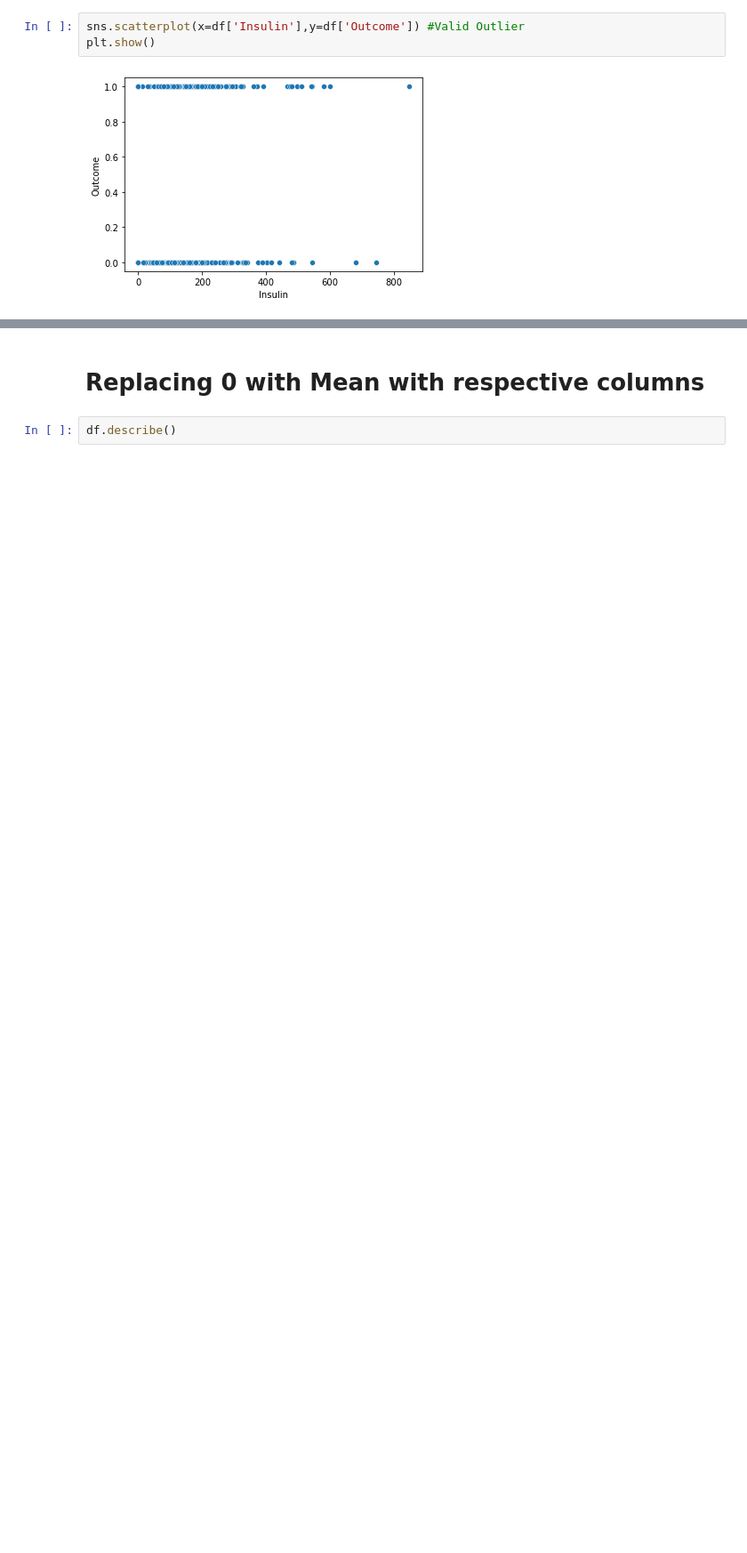
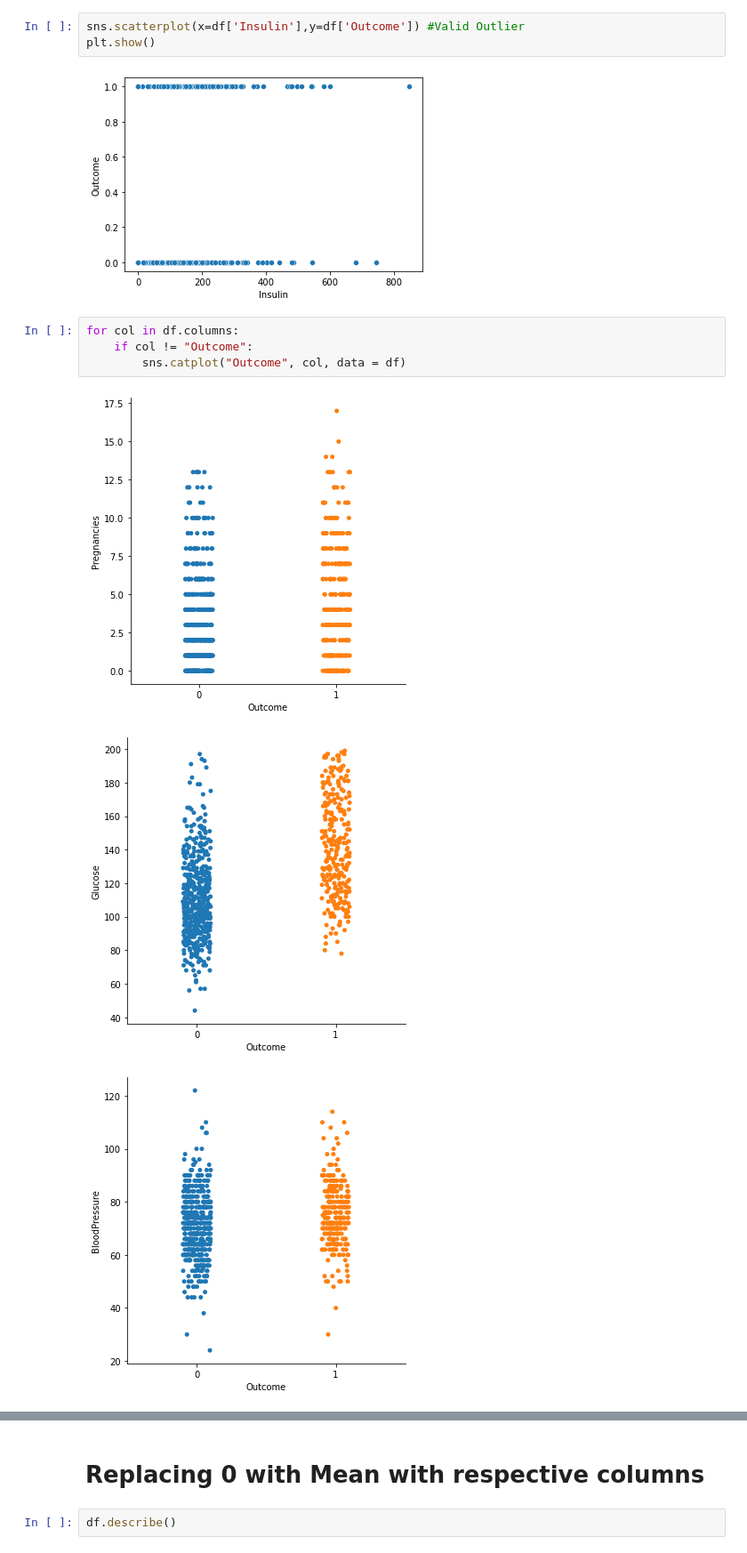
Before and after one commit to RahulAiran/Diabetes-Prediction, a Jupyter notebook: Diabetes Prediction.ipynb, the cells around one changed output, grey strips where cells are left out. Shown at 89% size. Cells and saved outputs as stored; diff of their text form; blank space fills up the shorter version.

```diff
--- a/Diabetes Prediction.ipynb
+++ b/Diabetes Prediction.ipynb
@@ -91,3 +107,11 @@ sns.scatterplot(x=df['Insulin'],y=df['Outcome']) #Valid Outlier
 plt.show()
 # %% [output]
 [figure]
+# %%
+for col in df.columns:
+    if col != "Outcome":
+        sns.catplot("Outcome", col, data = df)
+# %% [output]
+[figure, added]
+[figure, added]
+[figure, added]
```
Also changed, not shown: parts of 19 cells of this notebook.
